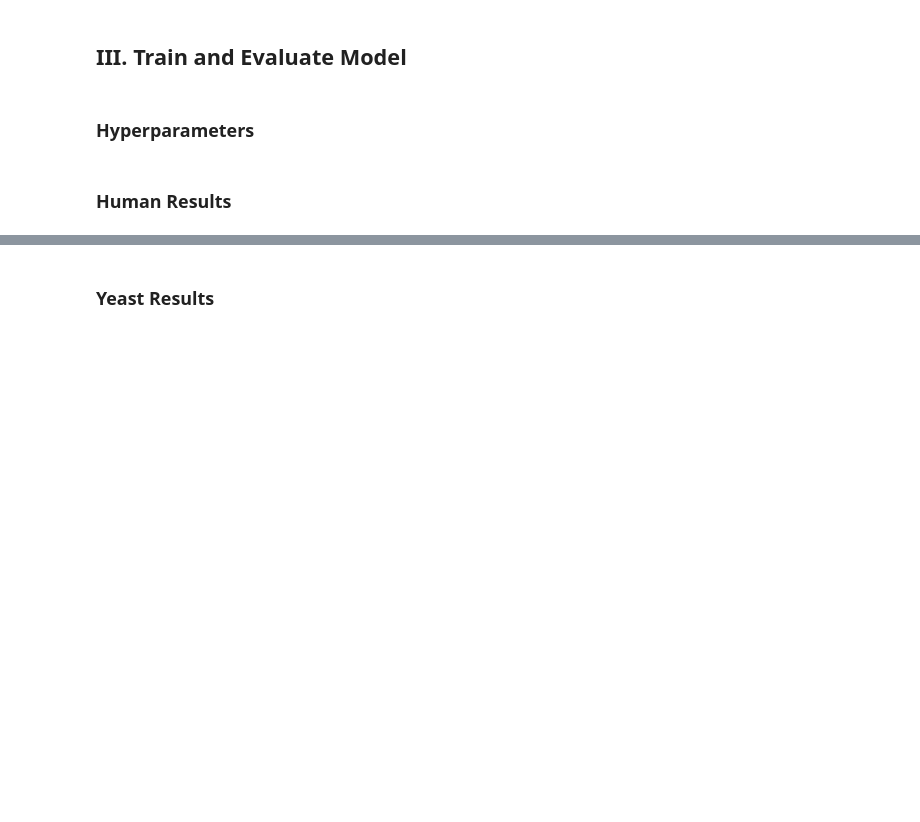
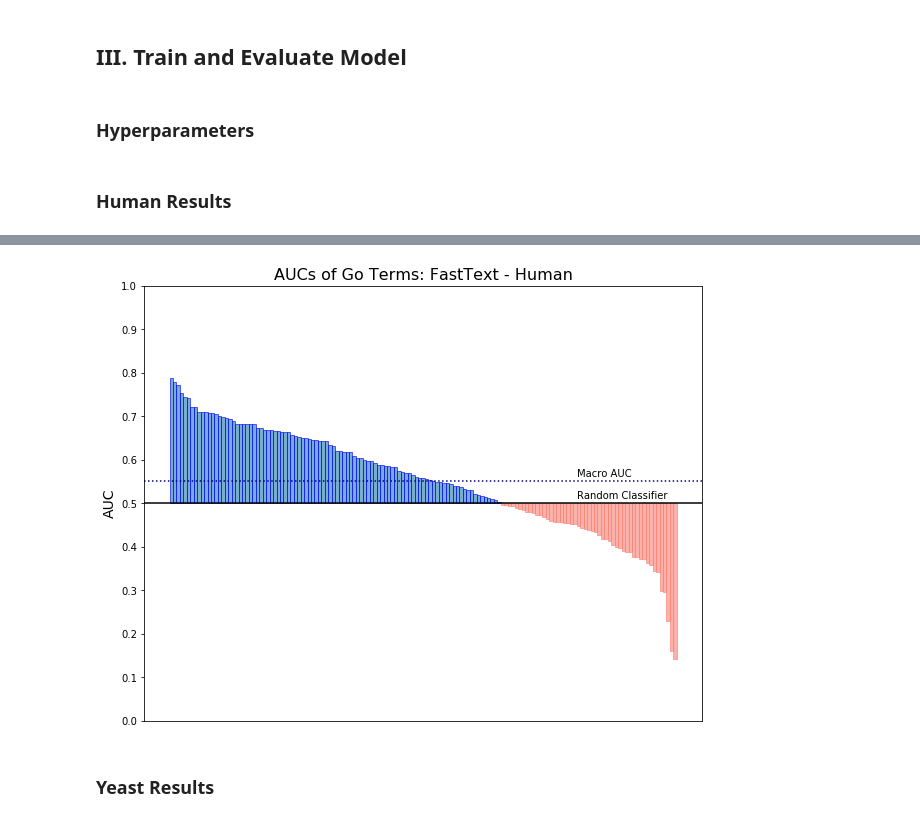
Before and after one commit to AKASHKADEL/Data-Science-and-Proteomics, a Jupyter notebook: FastText.ipynb, the cells around one changed output, grey strips where cells are left out. Cells and saved outputs as stored; diff of their text form; code cells hidden in the pictures; blank space fills up the shorter version.

Commit message:
Added new bar chart plot

```diff
--- a/FastText.ipynb
+++ b/FastText.ipynb
@@ -236,3 +236,8 @@ AUPR: 0.02
+# %%
+AUCs = em.find_GoTerm_aucs(predictions, actual)
+em.plot_GoTerm_Bars(AUCs, 'FastText', 'Human', 'AUC')
+# %% [output]
+[figure, added]
 # %% [markdown]
 ### Yeast Results
 # %%
```
Also changed, not shown: parts of 3 cells of this notebook, 1 other file.
